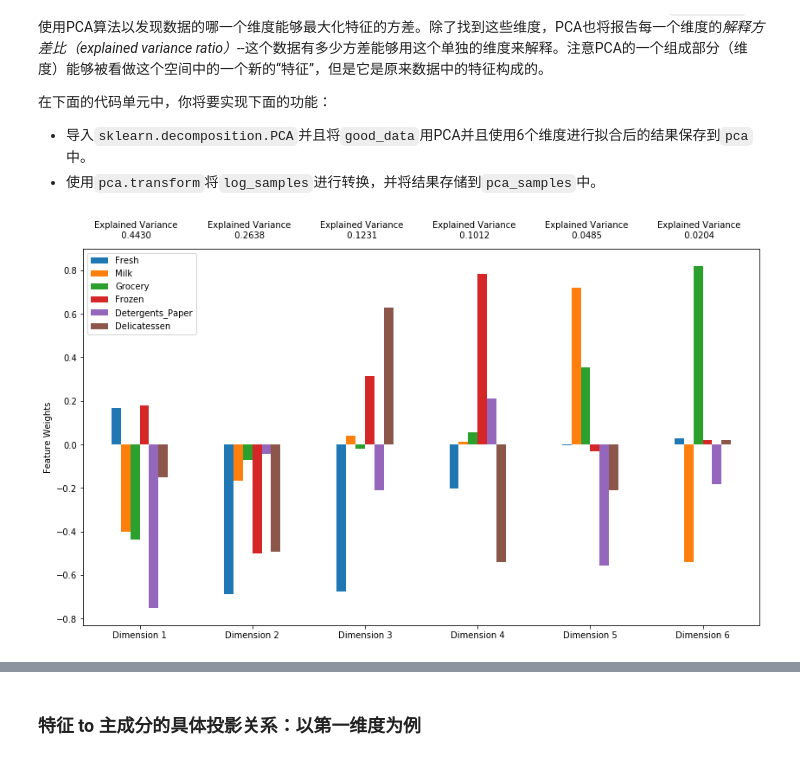
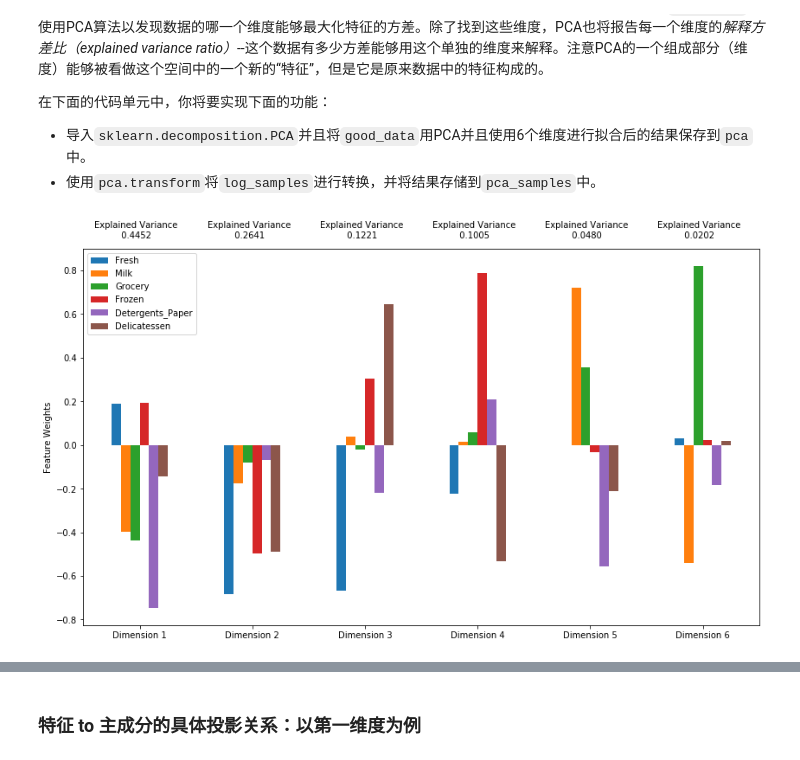
Before and after one commit to mtyylx/MLND, a Jupyter notebook: P3_Create_Customer_Segments/customer_segments.ipynb, the cells around one changed output, grey strips where cells are left out. Saved outputs shown, nothing was run; the diff lists cells and outputs as text; code cells hidden in the pictures.

```diff
--- a/P3_Create_Customer_Segments/customer_segments.ipynb
+++ b/P3_Create_Customer_Segments/customer_segments.ipynb
@@ -434,7 +434,7 @@ for x in freq_map:
 # 可选：选择你希望移除的数据点的索引
 # 很不幸... 之前费了半天劲精心挑选的65号记录被两次识别为异常值...多么好的星巴克数据...
 # 所以除了它以外都去除吧
-outliers  = [128, 154, 65, 66, 75]
+outliers  = [128, 154, 66, 75]
 
 # 如果选择了的话，移除异常点
 good_data = log_data.drop(log_data.index[outliers]).reset_index(drop = True)
@@ -489,13 +488,13 @@ Here are the outliers:
 # %%
 # TODO：通过在good data上使用PCA，将其转换成和当前特征数一样多的维度
 from sklearn.decomposition import PCA
-pca = PCA(n_components=6, whiten=True, random_state=0, svd_solver='randomized')
+pca = PCA(n_components=6, random_state=0)
 pca.fit(good_data)
 
 # TODO：使用上面的PCA拟合将变换施加在log_samples上
 pca_samples = pca.transform(log_samples)
 
 # 生成PCA的结果图
 pca_results = vs.pca_results(good_data, pca)
 # %% [output]
-[figure, old version]
+[figure, new version]
```
Also changed, not shown: parts of 54 cells of this notebook.
